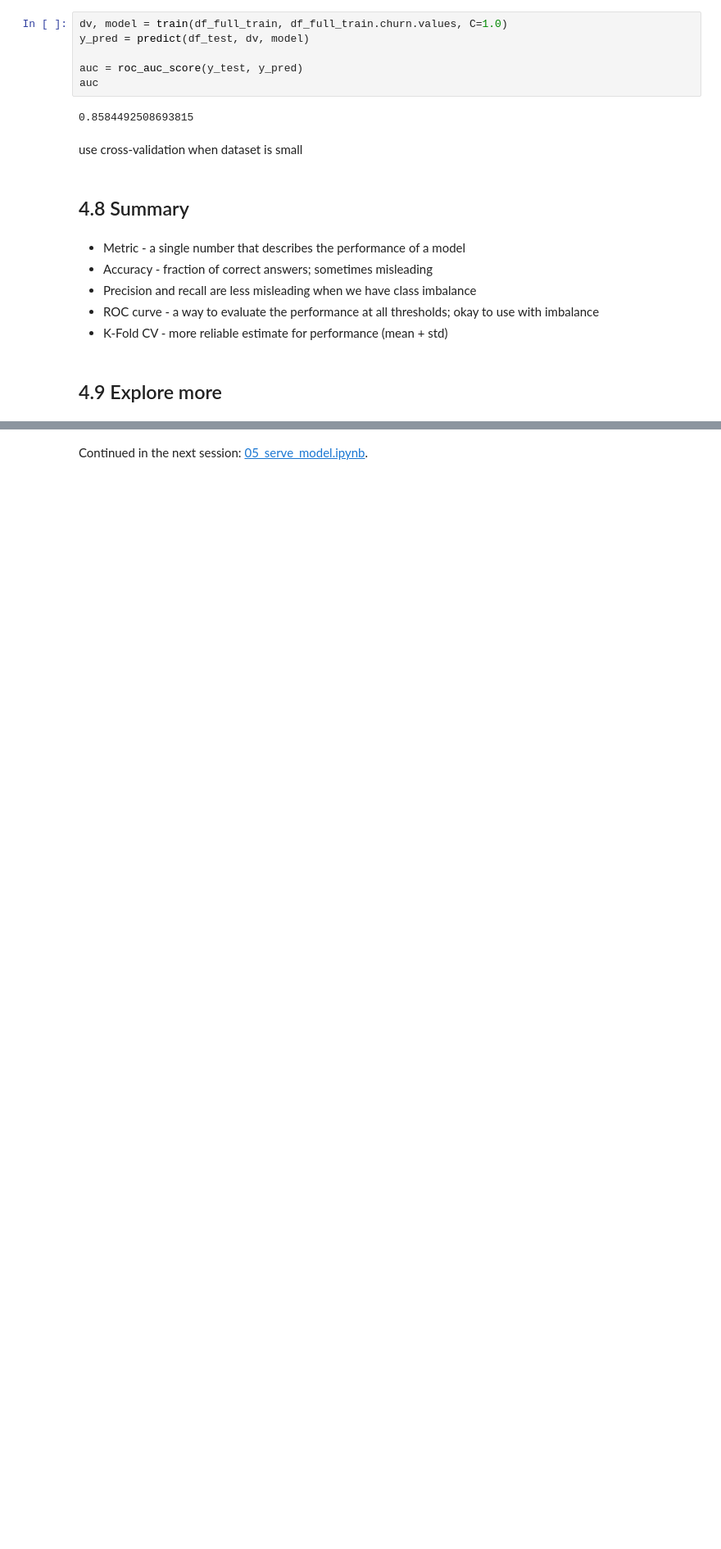
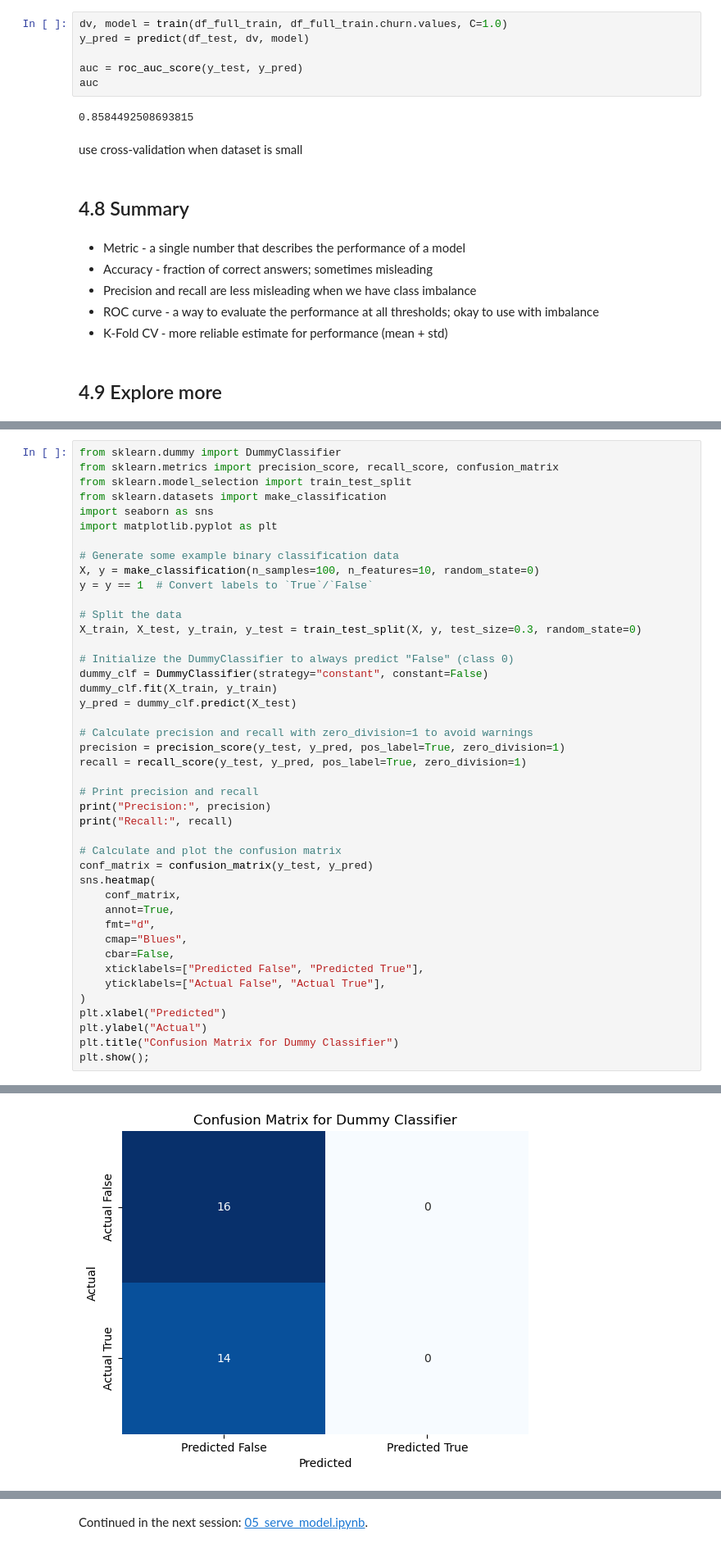
Before and after one commit to TillMeineke/ML_Zoomcamp2024_hw, a Jupyter notebook: ChurnPrediction/notebooks/02_metrics.ipynb, the cells around one changed output, grey strips where cells are left out. Shown at 82% size. Cells and saved outputs as stored; diff of their text form; blank space fills up the shorter version.

```diff
--- a/ChurnPrediction/notebooks/02_metrics.ipynb
+++ b/ChurnPrediction/notebooks/02_metrics.ipynb
@@ -617,0 +620,44 @@ use cross-validation when dataset is small
+# %%
+from sklearn.dummy import DummyClassifier
+from sklearn.metrics import precision_score, recall_score, confusion_matrix
+from sklearn.model_selection import train_test_split
+from sklearn.datasets import make_classification
+import seaborn as sns
+import matplotlib.pyplot as plt
+
+# Generate some example binary classification data
+X, y = make_classification(n_samples=100, n_features=10, random_state=0)
+y = y == 1  # Convert labels to `True`/`False`
+
+# Split the data
+X_train, X_test, y_train, y_test = train_test_split(X, y, test_size=0.3, random_state=0)
+
+# Initialize the DummyClassifier to always predict "False" (class 0)
+dummy_clf = DummyClassifier(strategy="constant", constant=False)
+dummy_clf.fit(X_train, y_train)
+y_pred = dummy_clf.predict(X_test)
+
+# Calculate precision and recall with zero_division=1 to avoid warnings
+precision = precision_score(y_test, y_pred, pos_label=True, zero_division=1)
+recall = recall_score(y_test, y_pred, pos_label=True, zero_division=1)
+
+# Print precision and recall
+print("Precision:", precision)
+print("Recall:", recall)
+
+# Calculate and plot the confusion matrix
+conf_matrix = confusion_matrix(y_test, y_pred)
+sns.heatmap(
+    conf_matrix,
+    annot=True,
+    fmt="d",
+    cmap="Blues",
+    cbar=False,
+    xticklabels=["Predicted False", "Predicted True"],
+    yticklabels=["Actual False", "Actual True"],
+)
+plt.xlabel("Predicted")
+plt.ylabel("Actual")
+plt.title("Confusion Matrix for Dummy Classifier")
+plt.show();
+# %% [output]
@@ -617,0 +666 @@ use cross-validation when dataset is small
+[figure, added]
```
Also changed, not shown: parts of 11 cells of this notebook, 8 other files.
